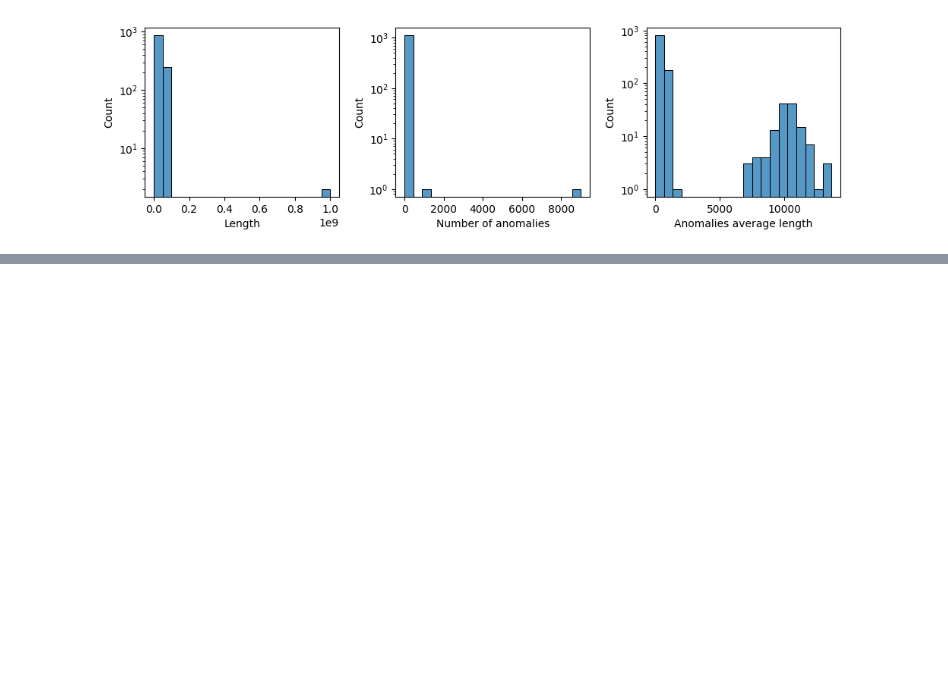
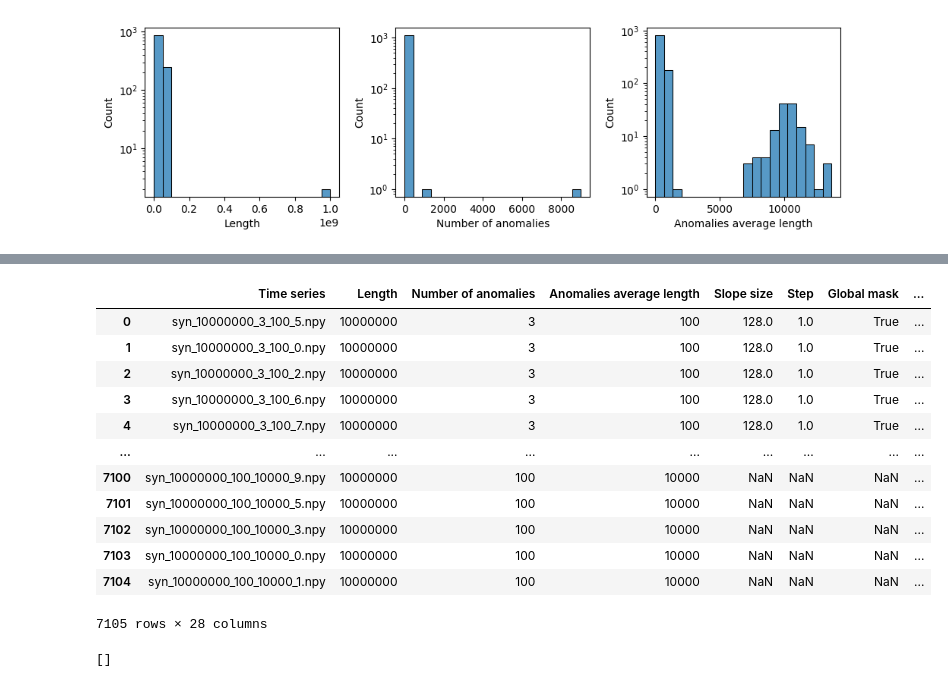
Before and after one commit to sylligardos/ff-vus, a Jupyter notebook: src/notebooks/allmetrics_defparams_syn.ipynb, the cells around one changed output, grey strips where cells are left out. Drawn from its saved outputs; the diff is of its cells as text; code cells hidden in the pictures; blank space fills up the shorter version.

```diff
--- a/src/notebooks/allmetrics_defparams_syn.ipynb
+++ b/src/notebooks/allmetrics_defparams_syn.ipynb
@@ -198,0 +203,61 @@ df['Metric'].unique()
+# %%
+tqdm.pandas()
+def fix_ts_stats(row):
+    parts = row['Time series'].split('_')
+    row['Length'] = int(parts[1])
+    row['Number of anomalies'] = int(parts[2])
+    row['Anomalies average length'] = int(parts[3])
+    row['Contamination'] = float((row['Number of anomalies'] * row['Anomalies average length']) / row['Length'])
+    return row
+
+df = df.progress_apply(fix_ts_stats, axis=1)
+df
+# %% [output]
+|  | Time series | Length | Number of anomalies | Anomalies average length | Slope size | Step | Global mask | ... |
+| 0 | syn_10000000_3_100_5.npy | 10000000 | 3 | 100 | 128.0 | 1.0 | True | ... |
+| 1 | syn_10000000_3_100_0.npy | 10000000 | 3 | 100 | 128.0 | 1.0 | True | ... |
+| 2 | syn_10000000_3_100_2.npy | 10000000 | 3 | 100 | 128.0 | 1.0 | True | ... |
+| 3 | syn_10000000_3_100_6.npy | 10000000 | 3 | 100 | 128.0 | 1.0 | True | ... |
+| 4 | syn_10000000_3_100_7.npy | 10000000 | 3 | 100 | 128.0 | 1.0 | True | ... |
+| ... | ... | ... | ... | ... | ... | ... | ... | ... |
+| 7100 | syn_10000000_100_10000_9.npy | 10000000 | 100 | 10000 | NaN | NaN | NaN | ... |
+| 7101 | syn_10000000_100_10000_5.npy | 10000000 | 100 | 10000 | NaN | NaN | NaN | ... |
+| 7102 | syn_10000000_100_10000_3.npy | 10000000 | 100 | 10000 | NaN | NaN | NaN | ... |
+| 7103 | syn_10000000_100_10000_0.npy | 10000000 | 100 | 10000 | NaN | NaN | NaN | ... |
+| 7104 | syn_10000000_100_10000_1.npy | 10000000 | 100 | 10000 | NaN | NaN | NaN | ... |
+7105 rows × 28 columns
+# %%
+metrics = df['Metric'].unique()
+contamination_values = np.sort(df['Contamination'].unique())[::-1]
+length_mean_values = []
+global_cont_values = [x for x in contamination_values]
+
+for metric in metrics:
+    curr_df = df[df['Metric'] == metric]
+    length_values = np.sort(curr_df['Length'].unique())
+    # print(f"For {metric}, {len(length_values)} lengths were computed: {length_values}")
+
+    for length in length_values:
+        cont_value_counts = curr_df[curr_df['Length'] == length]['Contamination'].value_counts()
+        # if contamination_values[0] not in cont_value_counts.keys():
+
+            # print(cont_value_counts.keys())
+        for cont_value in global_cont_values:
+            if cont_value not in cont_value_counts:
+                global_cont_values.remove(cont_value)
+            # if cont_value in cont_value_counts:
+            #     length_mean_values.append({
+            #         'Metric': metric,
+            #         'Length': length,
+            #         'Contamination': cont_value,
+            #         'Mean execution time': curr_df[np.logical_and(curr_df['Length'] == length, curr_df['Contamination'] == cont_value)]['Metric time'].mean()
+            #     })
+            #     break
+            # print(cont_value_counts.keys())
+        # print(curr_df[curr_df['Length'] == length].shape)
+        # print(cont_values[0.01])
+# length_mean_df = pd.DataFrame(length_mean_values)
+# print(length_mean_df)
+global_cont_values
+# %% [output]
+[]
```
Also changed, not shown: parts of 6 cells of this notebook, 1 other file.
